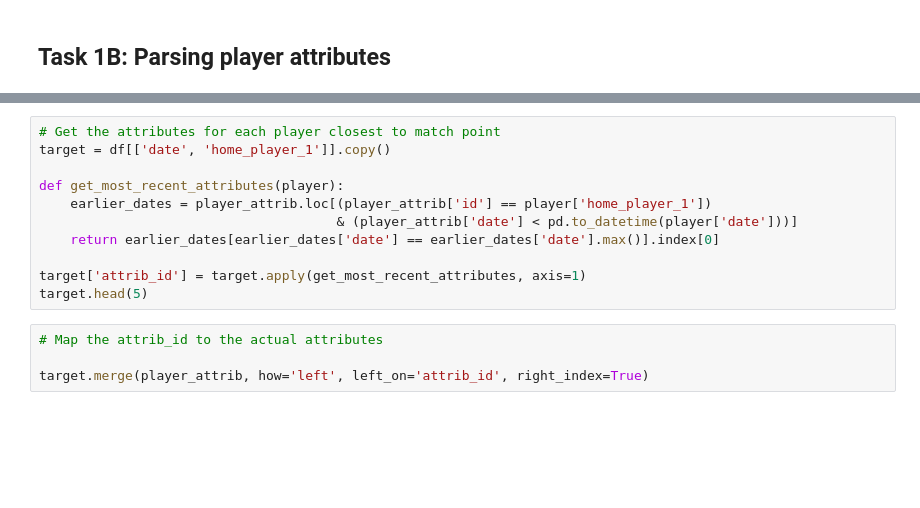
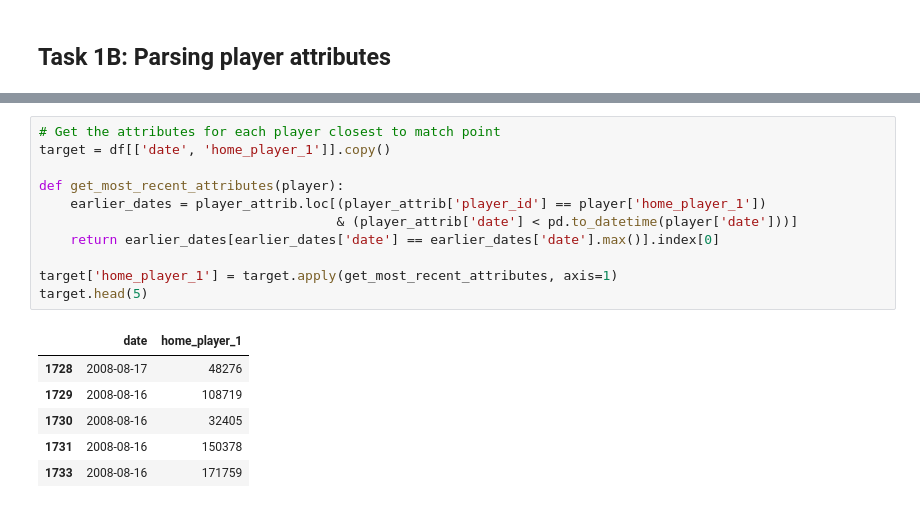
Before and after one commit to amrawadk/football-data-analysis, a Jupyter notebook: build_database.ipynb, the cells around one changed output, grey strips where cells are left out. Saved outputs shown, nothing was run; the diff lists cells and outputs as text; blank space fills up the shorter version.

```diff
--- a/build_database.ipynb
+++ b/build_database.ipynb
@@ -165,15 +211,18 @@ player_attrib.head(5)
 # %%
 # Get the attributes for each player closest to match point
 target = df[['date', 'home_player_1']].copy()
 
 def get_most_recent_attributes(player):
-    earlier_dates = player_attrib.loc[(player_attrib['id'] == player['home_player_1'])
+    earlier_dates = player_attrib.loc[(player_attrib['player_id'] == player['home_player_1'])
                                       & (player_attrib['date'] < pd.to_datetime(player['date']))]
     return earlier_dates[earlier_dates['date'] == earlier_dates['date'].max()].index[0]
 
-target['attrib_id'] = target.apply(get_most_recent_attributes, axis=1)
+target['home_player_1'] = target.apply(get_most_recent_attributes, axis=1)
 target.head(5)
+# %% [output]
+|  | date | home_player_1 |
+| 1728 | 2008-08-17 | 48276 |
+| 1729 | 2008-08-16 | 108719 |
+| 1730 | 2008-08-16 | 32405 |
+| 1731 | 2008-08-16 | 150378 |
+| 1733 | 2008-08-16 | 171759 |
-# %%
-# Map the attrib_id to the actual attributes
-
-target.merge(player_attrib, how='left', left_on='attrib_id', right_index=True)
```
Also changed, not shown: parts of 7 cells of this notebook.
